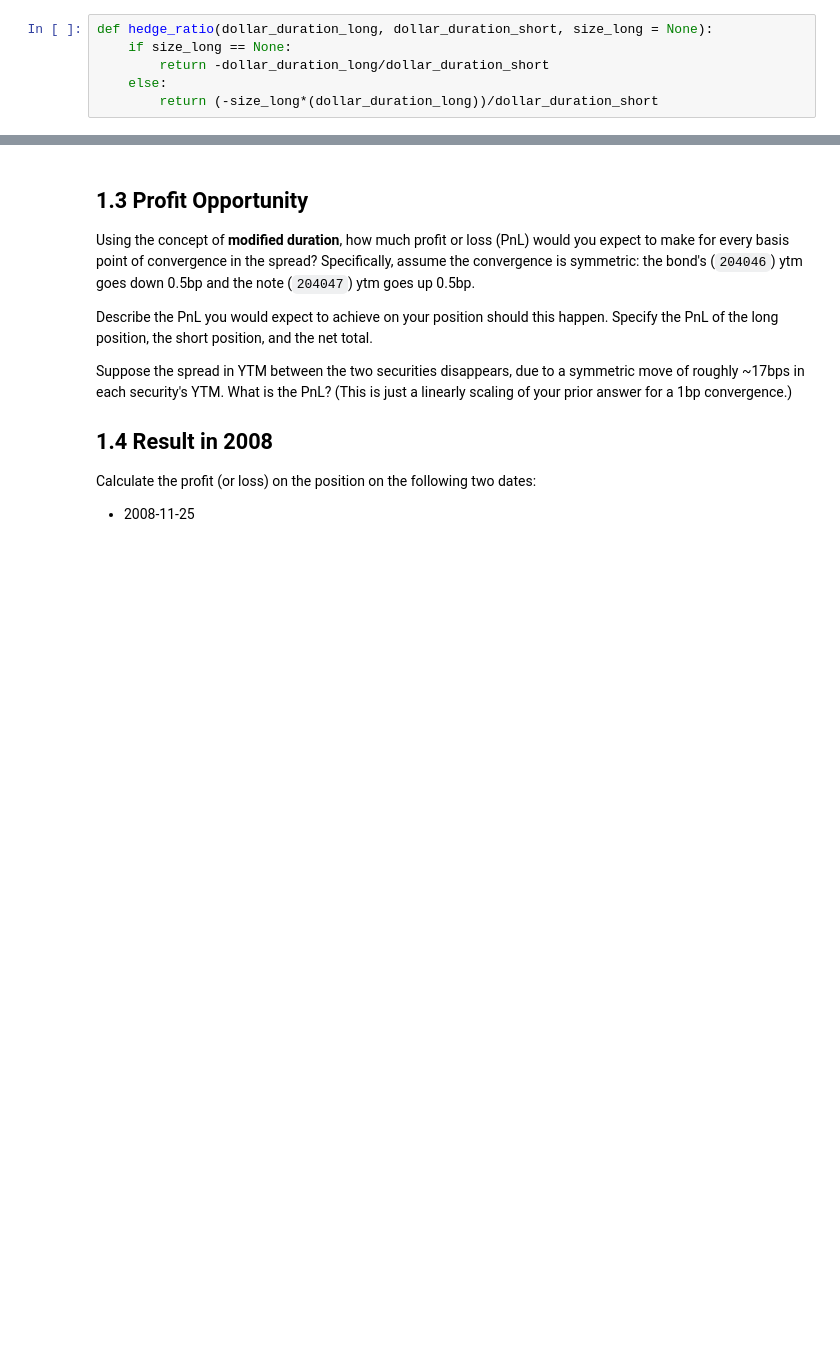
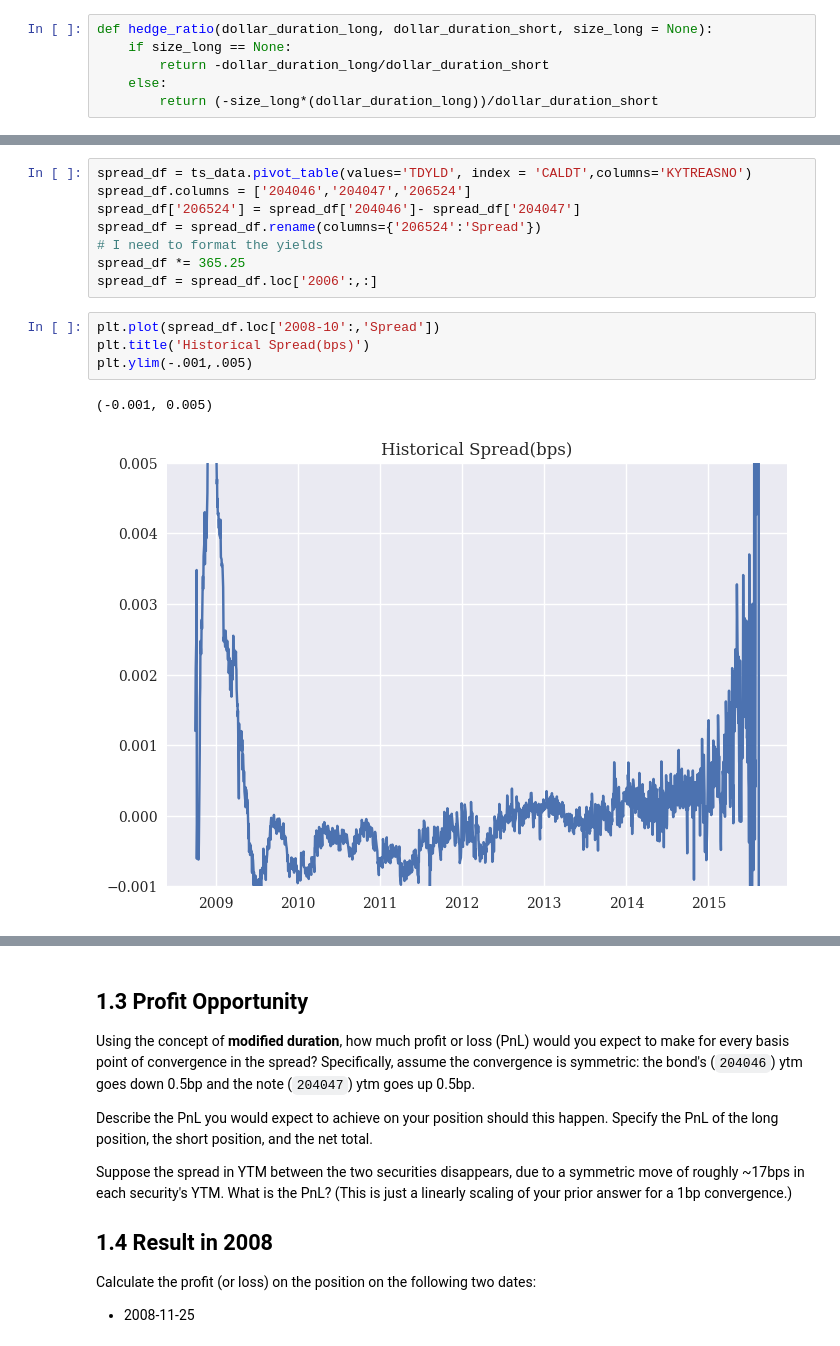
Before and after one commit to dcstein22/finm-fixedincome-2023, a Jupyter notebook: homework/Homework 2.ipynb, the cells around one changed output, grey strips where cells are left out. Saved outputs shown, nothing was run; the diff lists cells and outputs as text; blank space fills up the shorter version.

```diff
--- a/homework/Homework 2.ipynb
+++ b/homework/Homework 2.ipynb
@@ -183,0 +182,15 @@ trade_balance_sheet(prices=trade_pair.loc['Dirty_Price'], durations=trade_pair.l
+# %%
+spread_df = ts_data.pivot_table(values='TDYLD', index = 'CALDT',columns='KYTREASNO')
+spread_df.columns = ['204046','204047','206524']
+spread_df['206524'] = spread_df['204046']- spread_df['204047']
+spread_df = spread_df.rename(columns={'206524':'Spread'})
+# I need to format the yields
+spread_df *= 365.25
+spread_df = spread_df.loc['2006':,:]
+# %%
+plt.plot(spread_df.loc['2008-10':,'Spread'])
+plt.title('Historical Spread(bps)')
+plt.ylim(-.001,.005)
+# %% [output]
+(-0.001, 0.005)
+[figure, added]
```
Also changed, not shown: parts of 8 cells of this notebook.
